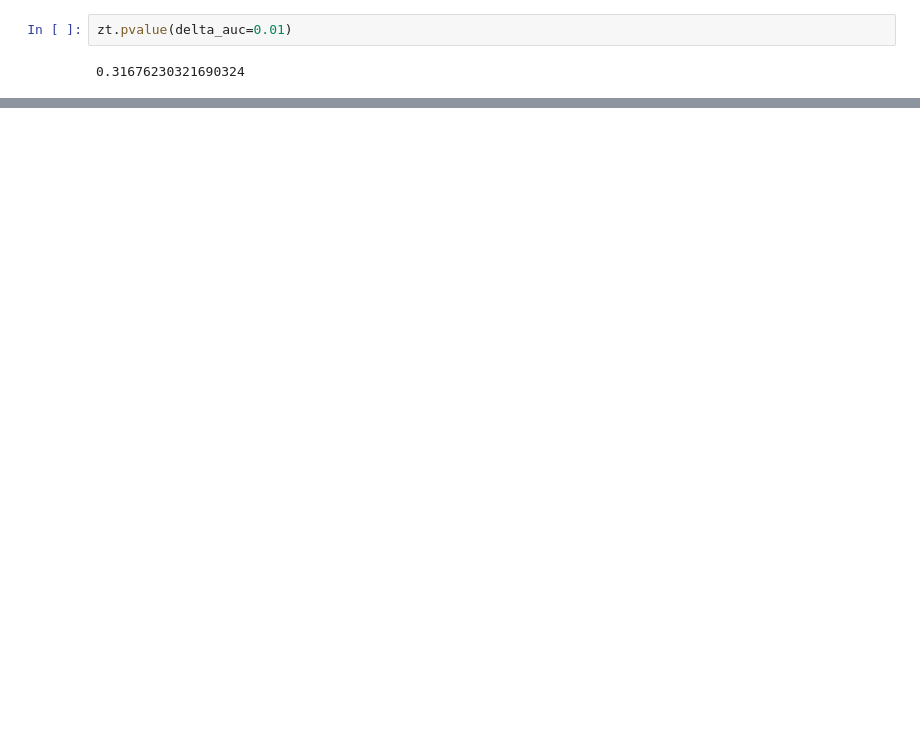
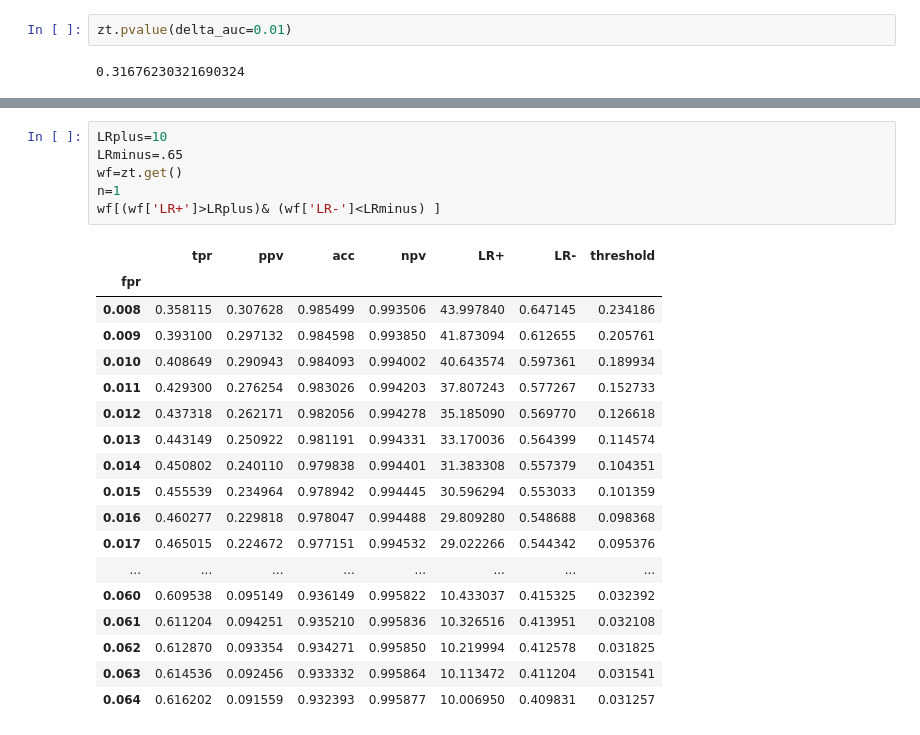
Before and after one commit to zeroknowledgediscovery/zedstat, a Jupyter notebook: examples/example1.ipynb, the cells around one changed output, grey strips where cells are left out. Cells and saved outputs as stored; diff of their text form; blank space fills up the shorter version.

```diff
--- a/examples/example1.ipynb
+++ b/examples/example1.ipynb
@@ -95,0 +107,25 @@ print(fopr)
+# %%
+LRplus=10
+LRminus=.65
+wf=zt.get()
+n=1
+wf[(wf['LR+']>LRplus)& (wf['LR-']<LRminus) ]
+# %% [output]
+|  | tpr | ppv | acc | npv | LR+ | LR- | threshold |
+| fpr |  |  |  |  |  |  |  |
+| 0.008 | 0.358115 | 0.307628 | 0.985499 | 0.993506 | 43.997840 | 0.647145 | 0.234186 |
+| 0.009 | 0.393100 | 0.297132 | 0.984598 | 0.993850 | 41.873094 | 0.612655 | 0.205761 |
+| 0.010 | 0.408649 | 0.290943 | 0.984093 | 0.994002 | 40.643574 | 0.597361 | 0.189934 |
+| 0.011 | 0.429300 | 0.276254 | 0.983026 | 0.994203 | 37.807243 | 0.577267 | 0.152733 |
+| 0.012 | 0.437318 | 0.262171 | 0.982056 | 0.994278 | 35.185090 | 0.569770 | 0.126618 |
+| 0.013 | 0.443149 | 0.250922 | 0.981191 | 0.994331 | 33.170036 | 0.564399 | 0.114574 |
+| 0.014 | 0.450802 | 0.240110 | 0.979838 | 0.994401 | 31.383308 | 0.557379 | 0.104351 |
+| 0.015 | 0.455539 | 0.234964 | 0.978942 | 0.994445 | 30.596294 | 0.553033 | 0.101359 |
+| 0.016 | 0.460277 | 0.229818 | 0.978047 | 0.994488 | 29.809280 | 0.548688 | 0.098368 |
+| 0.017 | 0.465015 | 0.224672 | 0.977151 | 0.994532 | 29.022266 | 0.544342 | 0.095376 |
+| ... | ... | ... | ... | ... | ... | ... | ... |
+| 0.060 | 0.609538 | 0.095149 | 0.936149 | 0.995822 | 10.433037 | 0.415325 | 0.032392 |
+| 0.061 | 0.611204 | 0.094251 | 0.935210 | 0.995836 | 10.326516 | 0.413951 | 0.032108 |
+| 0.062 | 0.612870 | 0.093354 | 0.934271 | 0.995850 | 10.219994 | 0.412578 | 0.031825 |
+| 0.063 | 0.614536 | 0.092456 | 0.933332 | 0.995864 | 10.113472 | 0.411204 | 0.031541 |
+| 0.064 | 0.616202 | 0.091559 | 0.932393 | 0.995877 | 10.006950 | 0.409831 | 0.031257 |
```
Also changed, not shown: parts of 13 cells of this notebook, 10 other files.
